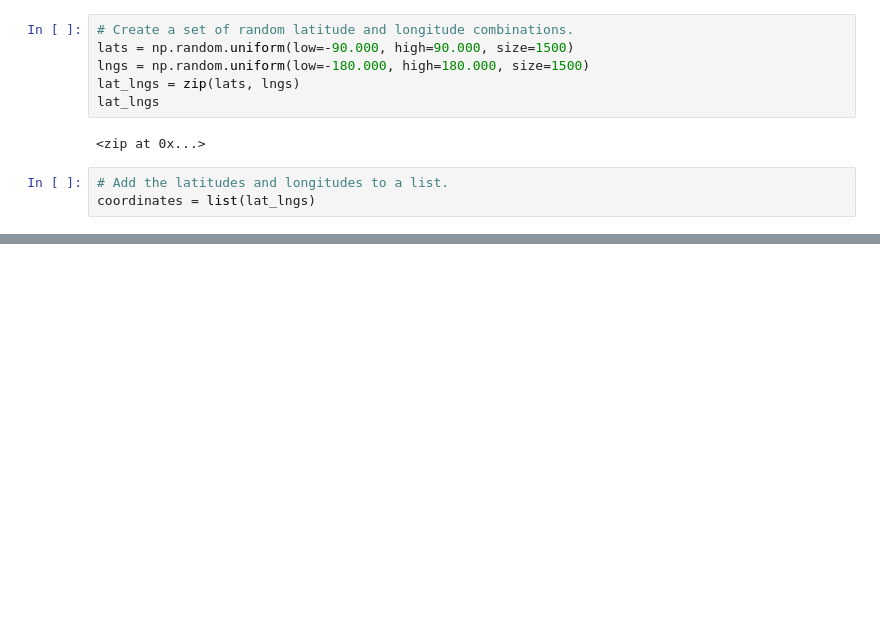
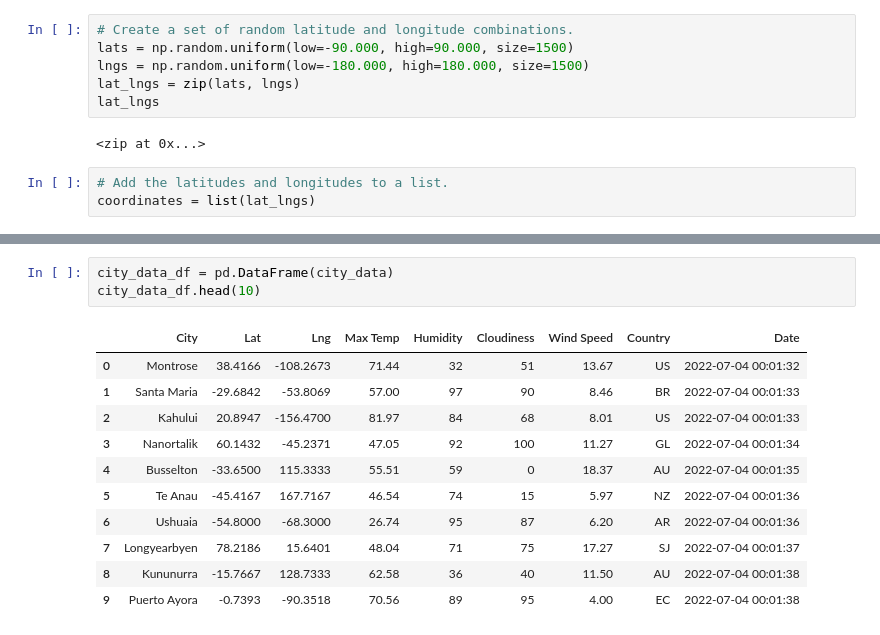
Before and after one commit to Calebmkelly/World_Weather_Analysis, a Jupyter notebook: WeatherPy.ipynb, the cells around one changed output, grey strips where cells are left out. Saved outputs shown, nothing was run; the diff lists cells and outputs as text; blank space fills up the shorter version.

```diff
--- a/WeatherPy.ipynb
+++ b/WeatherPy.ipynb
@@ -53,0 +141,15 @@ len(cities)
+# %%
+city_data_df = pd.DataFrame(city_data)
+city_data_df.head(10)
+# %% [output]
+|  | City | Lat | Lng | Max Temp | Humidity | Cloudiness | Wind Speed | Country | Date |
+| 0 | Montrose | 38.4166 | -108.2673 | 71.44 | 32 | 51 | 13.67 | US | 2022-07-04 00:01:32 |
+| 1 | Santa Maria | -29.6842 | -53.8069 | 57.00 | 97 | 90 | 8.46 | BR | 2022-07-04 00:01:33 |
+| 2 | Kahului | 20.8947 | -156.4700 | 81.97 | 84 | 68 | 8.01 | US | 2022-07-04 00:01:33 |
+| 3 | Nanortalik | 60.1432 | -45.2371 | 47.05 | 92 | 100 | 11.27 | GL | 2022-07-04 00:01:34 |
+| 4 | Busselton | -33.6500 | 115.3333 | 55.51 | 59 | 0 | 18.37 | AU | 2022-07-04 00:01:35 |
+| 5 | Te Anau | -45.4167 | 167.7167 | 46.54 | 74 | 15 | 5.97 | NZ | 2022-07-04 00:01:36 |
+| 6 | Ushuaia | -54.8000 | -68.3000 | 26.74 | 95 | 87 | 6.20 | AR | 2022-07-04 00:01:36 |
+| 7 | Longyearbyen | 78.2186 | 15.6401 | 48.04 | 71 | 75 | 17.27 | SJ | 2022-07-04 00:01:37 |
+| 8 | Kununurra | -15.7667 | 128.7333 | 62.58 | 36 | 40 | 11.50 | AU | 2022-07-04 00:01:38 |
+| 9 | Puerto Ayora | -0.7393 | -90.3518 | 70.56 | 89 | 95 | 4.00 | EC | 2022-07-04 00:01:38 |
```
Also changed, not shown: parts of 7 cells of this notebook, 1 other file.
